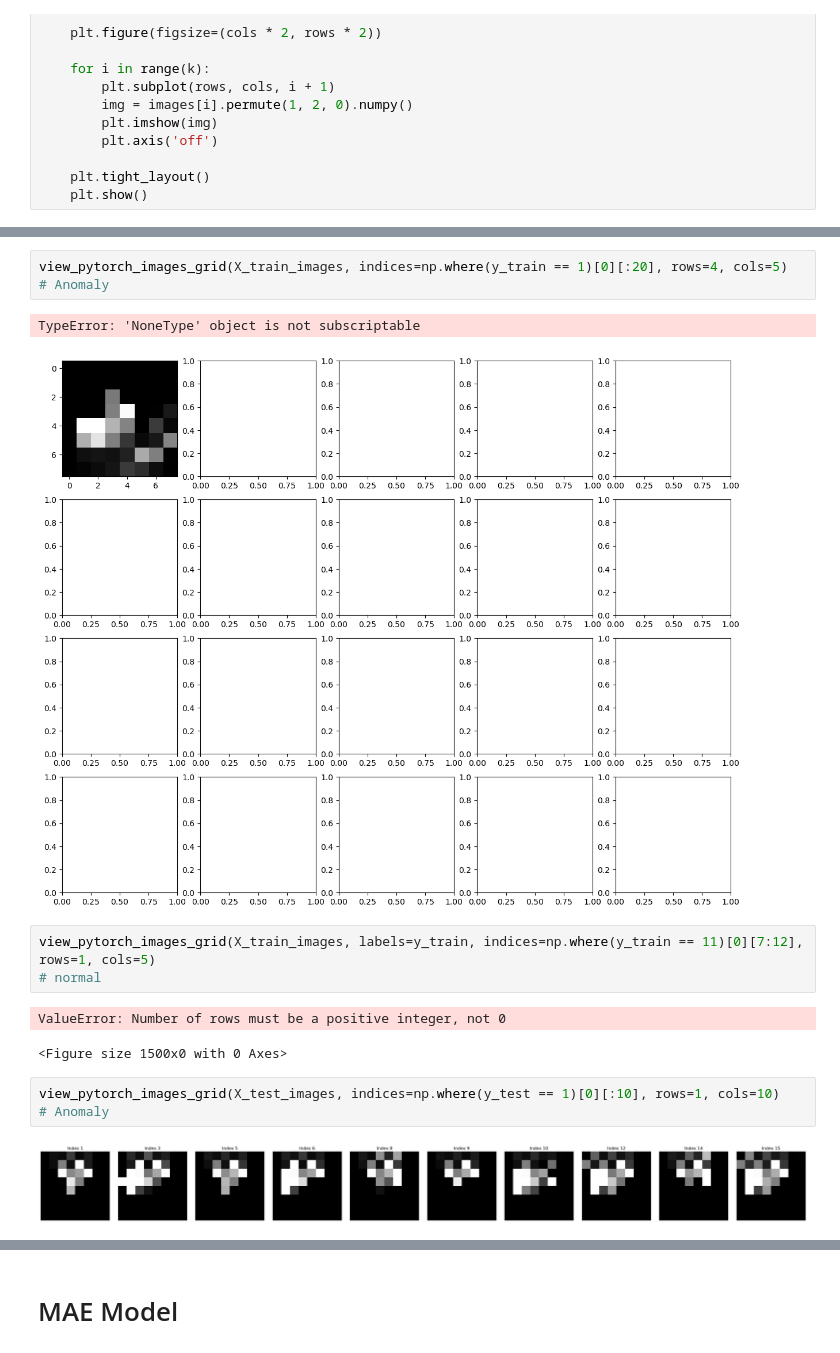
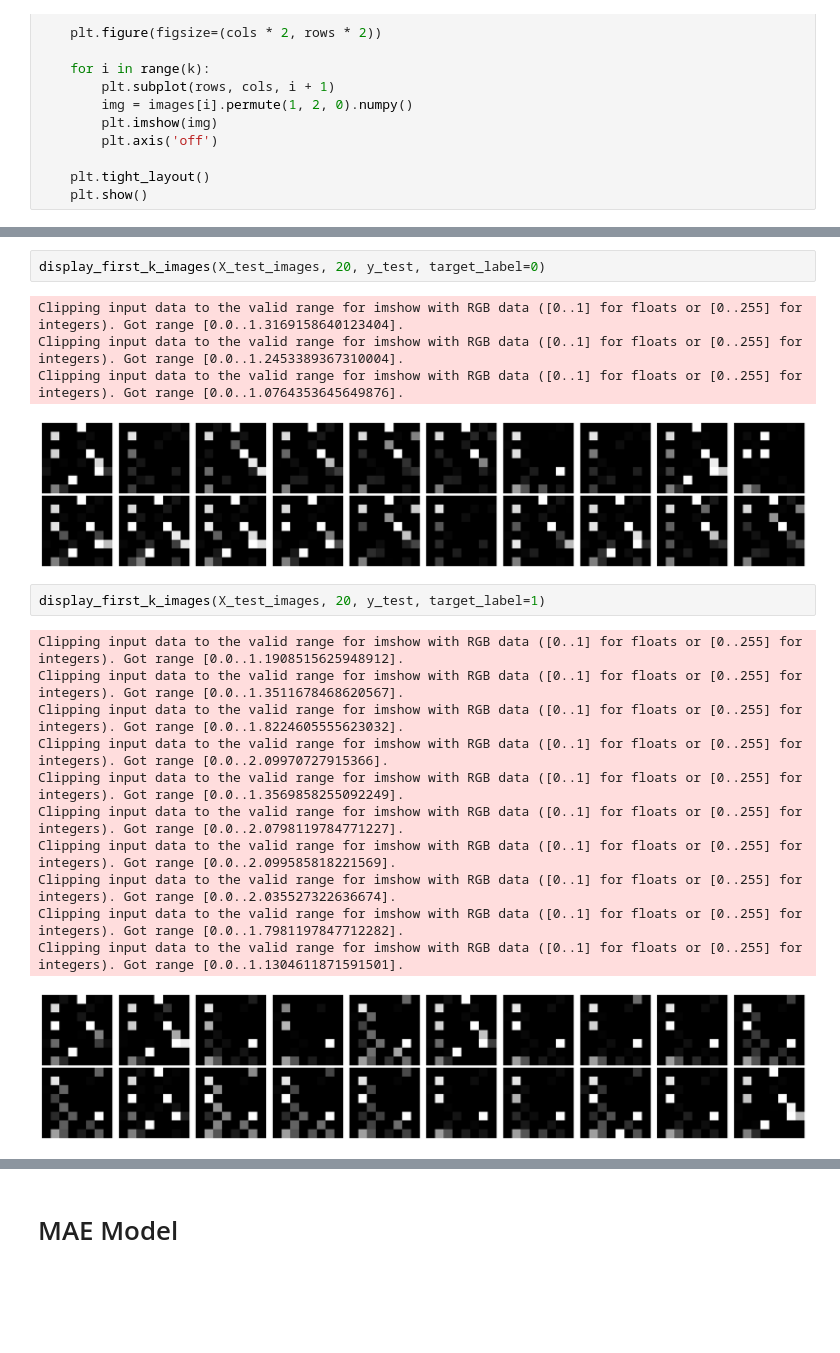
Before and after one commit to ElvinLit/ssl-ids, a Jupyter notebook: SAFE/SAFE_MAE.ipynb, the cells around one changed output, grey strips where cells are left out. Drawn from its saved outputs; the diff is of its cells as text; blank space fills up the shorter version.

Commit message:
fixed mae display grid and removed unnecessary notebooks

```diff
--- a/SAFE/SAFE_MAE.ipynb
+++ b/SAFE/SAFE_MAE.ipynb
@@ -123,17 +137,21 @@ torch.Size([448735, 3, 8, 8])
 # %%
-view_pytorch_images_grid(X_train_images, indices=np.where(y_train == 1)[0][:20], rows=4, cols=5)
-# Anomaly
+display_first_k_images(X_test_images, 20, y_test, target_label=0)
 # %% [output]
-TypeError: 'NoneType' object is not subscriptable
+Clipping input data to the valid range for imshow with RGB data ([0..1] for floats or [0..255] for integers). Got range [0.0..1.3169158640123404].
+Clipping input data to the valid range for imshow with RGB data ([0..1] for floats or [0..255] for integers). Got range [0.0..1.2453389367310004].
+Clipping input data to the valid range for imshow with RGB data ([0..1] for floats or [0..255] for integers). Got range [0.0..1.0764353645649876].
-[figure, old version]
+[figure, new version]
 # %%
-view_pytorch_images_grid(X_train_images, labels=y_train, indices=np.where(y_train == 11)[0][7:12], rows=1, cols=5)
-# normal
+display_first_k_images(X_test_images, 20, y_test, target_label=1)
 # %% [output]
-ValueError: Number of rows must be a positive integer, not 0
+Clipping input data to the valid range for imshow with RGB data ([0..1] for floats or [0..255] for integers). Got range [0.0..1.1908515625948912].
+Clipping input data to the valid range for imshow with RGB data ([0..1] for floats or [0..255] for integers). Got range [0.0..1.3511678468620567].
+Clipping input data to the valid range for imshow with RGB data ([0..1] for floats or [0..255] for integers). Got range [0.0..1.8224605555623032].
+Clipping input data to the valid range for imshow with RGB data ([0..1] for floats or [0..255] for integers). Got range [0.0..2.09970727915366].
+Clipping input data to the valid range for imshow with RGB data ([0..1] for floats or [0..255] for integers). Got range [0.0..1.3569858255092249].
+Clipping input data to the valid range for imshow with RGB data ([0..1] for floats or [0..255] for integers). Got range [0.0..2.0798119784771227].
+Clipping input data to the valid range for imshow with RGB data ([0..1] for floats or [0..255] for integers). Got range [0.0..2.099585818221569].
+Clipping input data to the valid range for imshow with RGB data ([0..1] for floats or [0..255] for integers). Got range [0.0..2.035527322636674].
+Clipping input data to the valid range for imshow with RGB data ([0..1] for floats or [0..255] for integers). Got range [0.0..1.7981197847712282].
+Clipping input data to the valid range for imshow with RGB data ([0..1] for floats or [0..255] for integers). Got range [0.0..1.1304611871591501].
-<Figure size 1500x0 with 0 Axes>
+[figure, added]
-# %%
-view_pytorch_images_grid(X_test_images, indices=np.where(y_test == 1)[0][:10], rows=1, cols=10)
-# Anomaly
-# %% [output]
-[figure, removed]
```
Also changed, not shown: parts of 8 cells of this notebook, 2 other files.
